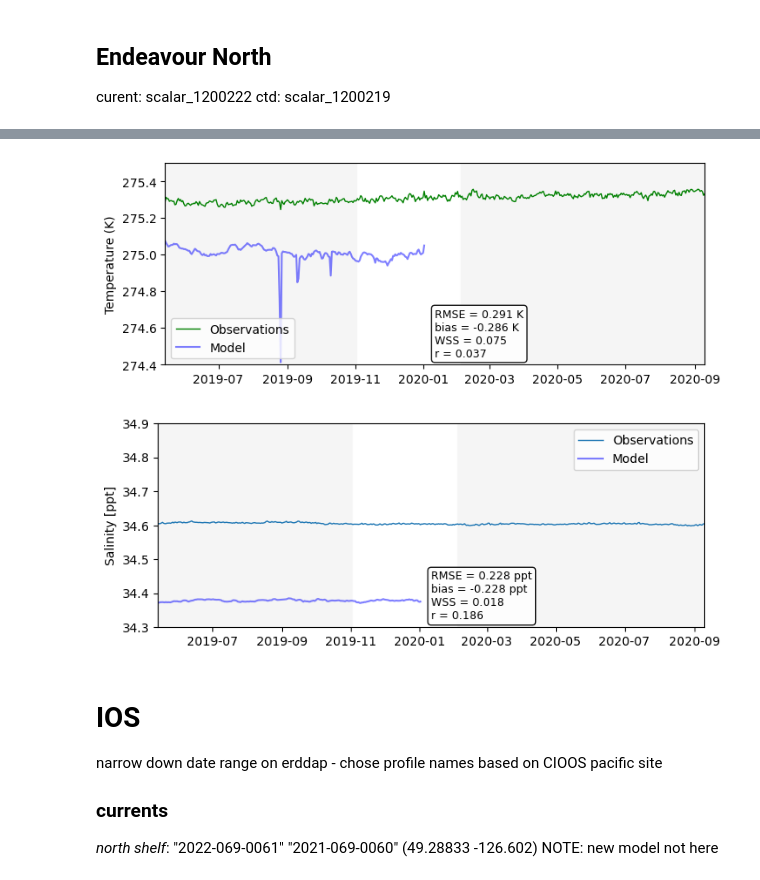
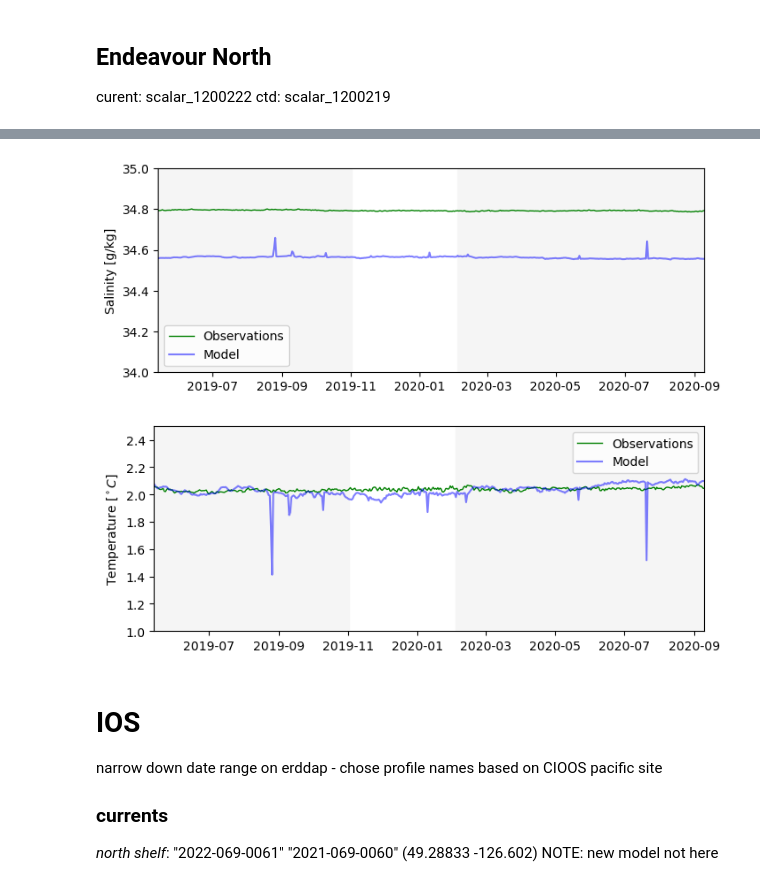
Before and after one commit to rbeutel/LO_user, a Jupyter notebook: eval/timeseries.ipynb, the cells around one changed output, grey strips where cells are left out. Cells and saved outputs as stored; diff of their text form; code cells hidden in the pictures.

```diff
--- a/eval/timeseries.ipynb
+++ b/eval/timeseries.ipynb
@@ -215,43 +233,50 @@ for i in range(len(ax)):
+# %%
+# convert observed to units we like to work with
+df['salinity (g/kg)'] = [gsw.SA_from_SP(df['salinity (1e-3)'][i],df['Pressure (dbar)'][i],df['longitude (degrees_east)'][i],df['latitude (degrees_north)'][i]) for i in range(len(df))]
+df['temperature (C)'] = df['Temperature (K)'] - 273
 # %%
-# what about temperature?
+# salinity?
+lat = np.append(lat, df['latitude (degrees_north)'][0])
+lon = np.append(lon, df['longitude (degrees_east)'][0])
+d = np.append(d, df['depth (m)'][0])
+org = np.append(org, "onc")
+mes = np.append(mes, 'ctd')
+
 fig,ax = plt.subplots(1,1,figsize=(8,3))
-
-ax.plot(df.index, df['Temperature (K)'],'g',lw=1,label='Observations')
-ax.plot(df.index, df['model_t'],'b',label='Model',alpha=0.5)
-ax.set_ylabel('Temperature (K)')
-ax.legend(loc="lower left")
+ax.plot(df.index, df['salinity (g/kg)'],'g', lw=1,label='Observations')
+ax.plot(df.index, df['model_SA'],'b',label='Model',alpha=0.5)
+ax.set_ylabel('Salinity [g/kg]')
+ax.legend()
 # plot the stats pannel
-plot_panel(ax, df['Temperature (K)'], df['model_t'], (274.4,275.5), 'K')
+# plot_panel(ax, df['salinity (1e-3)'], df['model_s'], (34.3,34.9), 'ppt')
 ax.set_xlim([np.min(df.index),np.max(df.index)])
+ax.set_ylim([34,35])
 
 for j in range(0, len(season),2):
     ax.fill_between(df.index, -5000, 85000, where=(df.index<season[j+1])&(df.index>=season[j]), color='whitesmoke')
+
+# temperature
+lat = np.append(lat, df['latitude (degrees_north)'][0])
+lon = np.append(lon, df['longitude (degrees_east)'][0])
+d = np.append(d, df['depth (m)'][0])
+org = np.append(org, "onc")
+mes = np.append(mes, 'ctd')
+
+fig,ax = plt.subplots(1,1,figsize=(8,3))
+ax.plot(df.index, df['temperature (C)'],'g', lw=1,label='Observations')
+ax.plot(df.index, df['model_t'],'b',label='Model',alpha=0.5)
+ax.set_ylabel('Temperature [$^\circ C$]')
+ax.legend()
+# plot the stats pannel
+# plot_panel(ax, df['salinity (1e-3)'], df['model_s'], (34.3,34.9), 'ppt')
+ax.set_xlim([np.min(df.index),np.max(df.index)])
+ax.set_ylim([1,2.5])
+
+for j in range(0, len(season),2):
+    ax.fill_between(df.index, -5000, 85000, where=(df.index<season[j+1])&(df.index>=season[j]), color='whitesmoke')
 # %% [output]
-[figure, old version]
+[figure, new version]
+[figure, added]
-# %%
-# salinity?
-df = pd.read_pickle('/data1/bbeutel/LO_output/extract_cast/onc/scalar_1200219_ctd.p').set_index('datetime').resample('D',axis=0).mean()
-
-# reapeat bc this also has ctd measurements at the same location and depth
-lat = np.append(lat, df['latitude (degrees_north)'][0])
-lon = np.append(lon, df['longitude (degrees_east)'][0])
-d = np.append(d, df['depth (m)'][0])
-org = np.append(org, "onc")
-mes = np.append(mes, 'ctd')
-
-fig,ax = plt.subplots(1,1,figsize=(8,3))
-ax.plot(df.index, df['salinity (1e-3)'], lw=1,label='Observations')
-ax.plot(df.index, df['model_s'],'b',label='Model',alpha=0.5)
-ax.set_ylabel('Salinity [ppt]')
-ax.legend()
-# plot the stats pannel
-plot_panel(ax, df['salinity (1e-3)'], df['model_s'], (34.3,34.9), 'ppt')
-ax.set_xlim([np.min(df.index),np.max(df.index)])
-
-for j in range(0, len(season),2):
-    ax.fill_between(df.index, -5000, 85000, where=(df.index<season[j+1])&(df.index>=season[j]), color='whitesmoke')
-# %% [output]
-[figure, removed]
 # %% [markdown]
 # IOS
 narrow down date range on erddap - chose profile names based on CIOOS pacific site
```
Also changed, not shown: parts of 6 cells of this notebook, 8 other files.
